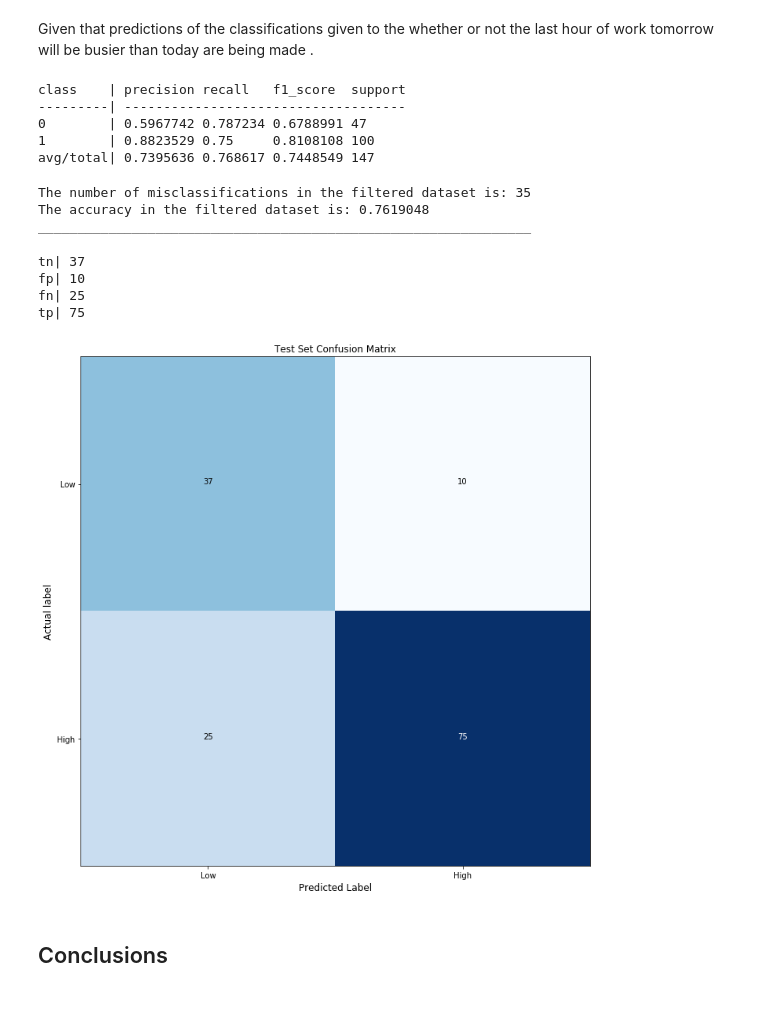
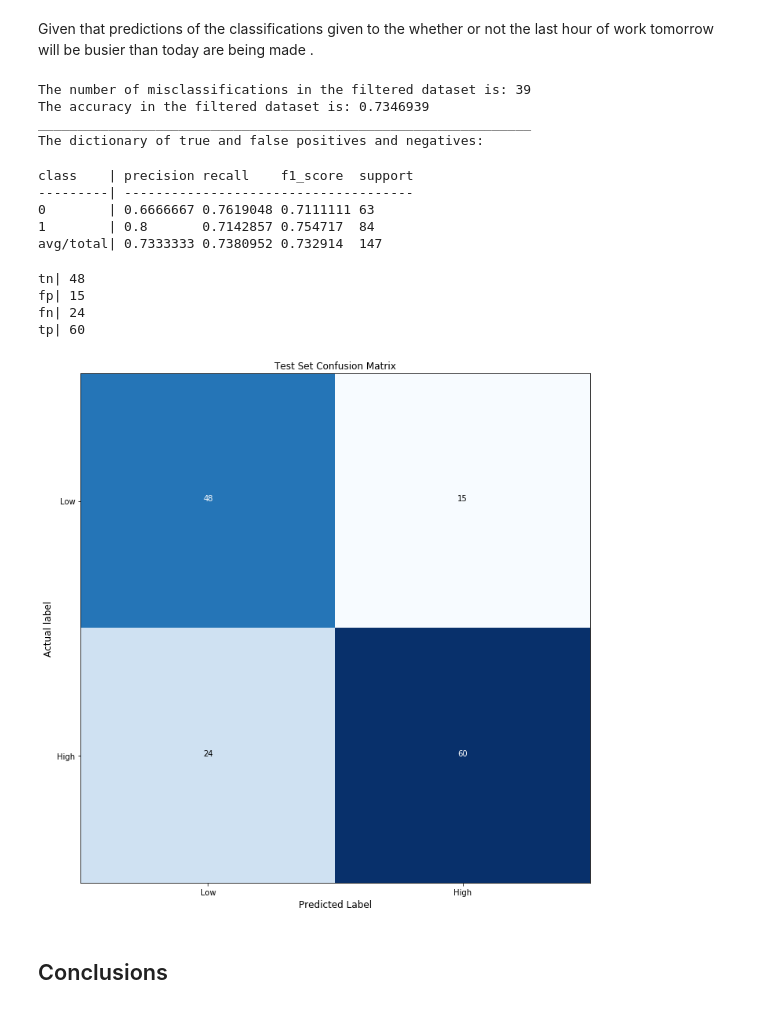
Before and after one commit to KxSystems/ml, a Jupyter notebook: fresh/notebooks/Bike_Rental_Predictions.ipynb, the cells around one changed output. Drawn from its saved outputs; the diff is of its cells as text; code cells hidden in the pictures.

```diff
--- a/fresh/notebooks/Bike_Rental_Predictions.ipynb
+++ b/fresh/notebooks/Bike_Rental_Predictions.ipynb
@@ -156,28 +160,30 @@ pred1:clf[`:predict][dict1[`xtest]]`
 Given that predictions of the classifications given to the whether or not the last hour of work tomorrow will be busier than today are being made .
 # %%
 .ml.classreport[dict1[`ytest];pred1]
--1"The number of misclassifications in the filtered dataset is: ",string sum dict1[`ytest]<>pred1;
+-1"The number of misclassifications in the filtered dataset is: ",string .ml.sse[dict1[`ytest];pred1];
 -1"The accuracy in the filtered dataset is: ",string .ml.accuracy[dict1[`ytest];pred1];
 -1"_______________________________________________________________";
 # %% [output]
-class    | precision recall   f1_score  support
----------| ------------------------------------
-0        | 0.5967742 0.787234 0.6788991 47
-1        | 0.8823529 0.75     0.8108108 100
-avg/total| 0.7395636 0.768617 0.7448549 147
+The number of misclassifications in the filtered dataset is: 39
+The accuracy in the filtered dataset is: 0.7346939
+_______________________________________________________________
+The dictionary of true and false positives and negatives:
-The number of misclassifications in the filtered dataset is: 35
-The accuracy in the filtered dataset is: 0.7619048
-_______________________________________________________________
+class    | precision recall    f1_score  support
+---------| -------------------------------------
+0        | 0.6666667 0.7619048 0.7111111 63
+1        | 0.8       0.7142857 0.754717  84
+avg/total| 0.7333333 0.7380952 0.732914  147
 # %%
-cnfM:.ml.cfm[dict1[`ytest];pred1]
+cnfM:.ml.confmat[dict1[`ytest];pred1]
+-1"The dictionary of true and false positives and negatives:";
 .ml.confdict[dict1[`ytest];pred1;1b]
 .ml.displayCM[value cnfM;`Low`High;"Test Set Confusion Matrix";()]
 # %% [output]
-tn| 37
-fp| 10
-fn| 25
-tp| 75
+tn| 48
+fp| 15
+fn| 24
+tp| 60
-[figure, old version]
+[figure, new version]
 # %% [markdown]
 ## Conclusions
 # %% [markdown]
```
Also changed, not shown: parts of 6 cells of this notebook, 4 other files.
